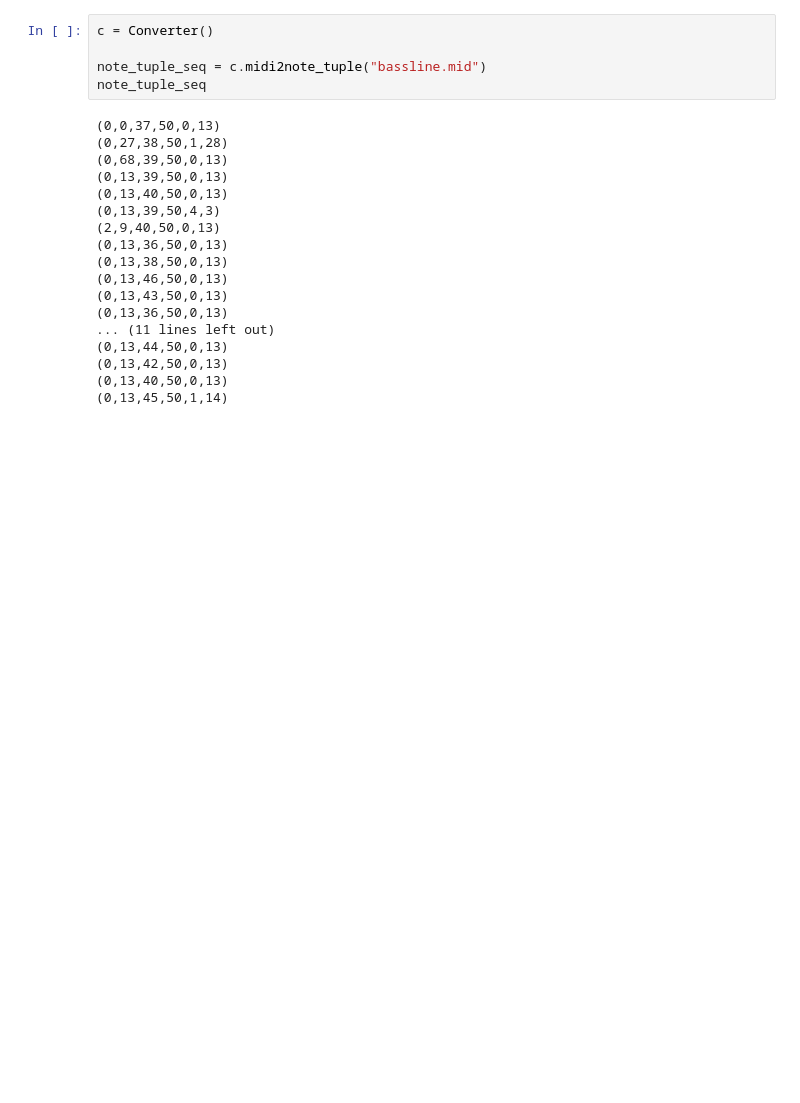
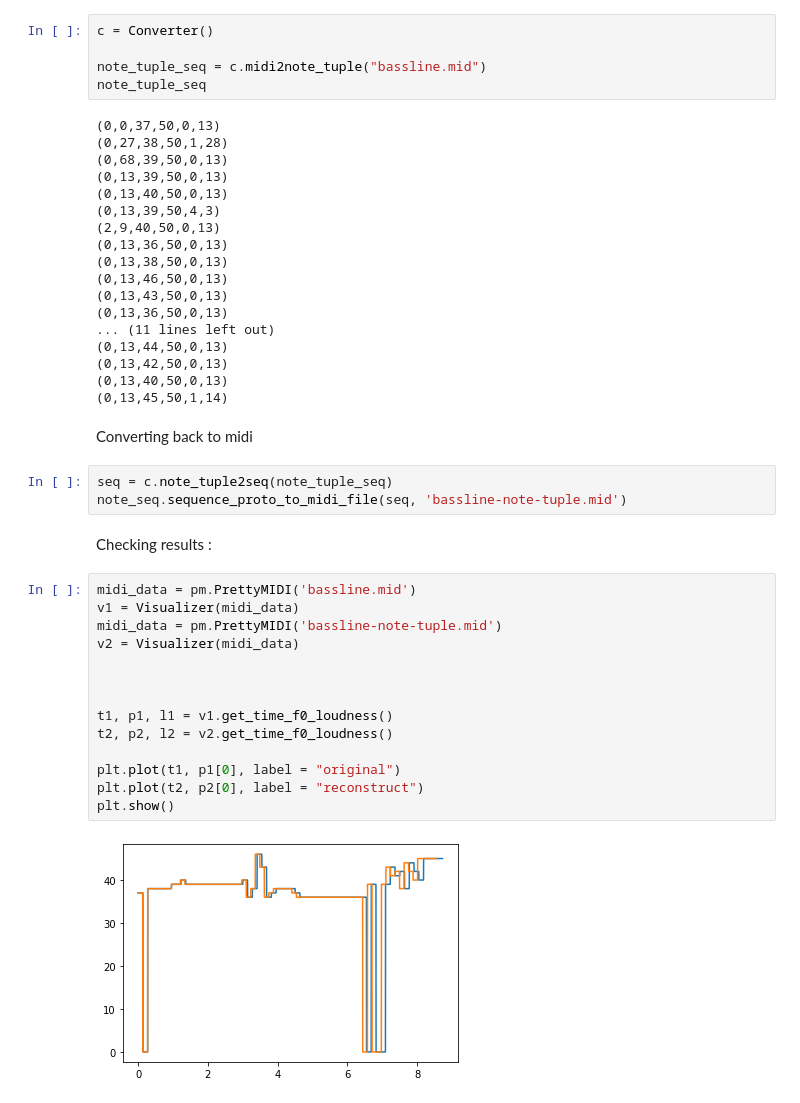
Before and after one commit to gle-bellier/internship-expressive-DDSP, a Jupyter notebook: converter.ipynb, the cells around one changed output. Drawn from its saved outputs; the diff is of its cells as text; blank space fills up the shorter version.

```diff
--- a/converter.ipynb
+++ b/converter.ipynb
@@ -103,3 +104,26 @@ note_tuple_seq
 (0,13,42,50,0,13)
 (0,13,40,50,0,13)
 (0,13,45,50,1,14)
+# %% [markdown]
+Converting back to midi
+# %%
+seq = c.note_tuple2seq(note_tuple_seq)
+note_seq.sequence_proto_to_midi_file(seq, 'bassline-note-tuple.mid')
+# %% [markdown]
+Checking results :
+# %%
+midi_data = pm.PrettyMIDI('bassline.mid')
+v1 = Visualizer(midi_data)
+midi_data = pm.PrettyMIDI('bassline-note-tuple.mid')
+v2 = Visualizer(midi_data)
+
+
+
+t1, p1, l1 = v1.get_time_f0_loudness()
+t2, p2, l2 = v2.get_time_f0_loudness()
+
+plt.plot(t1, p1[0], label = "original")
+plt.plot(t2, p2[0], label = "reconstruct")
+plt.show()
+# %% [output]
+[figure, added]
```
Also changed, not shown: parts of 9 cells of this notebook, 3 other files.
